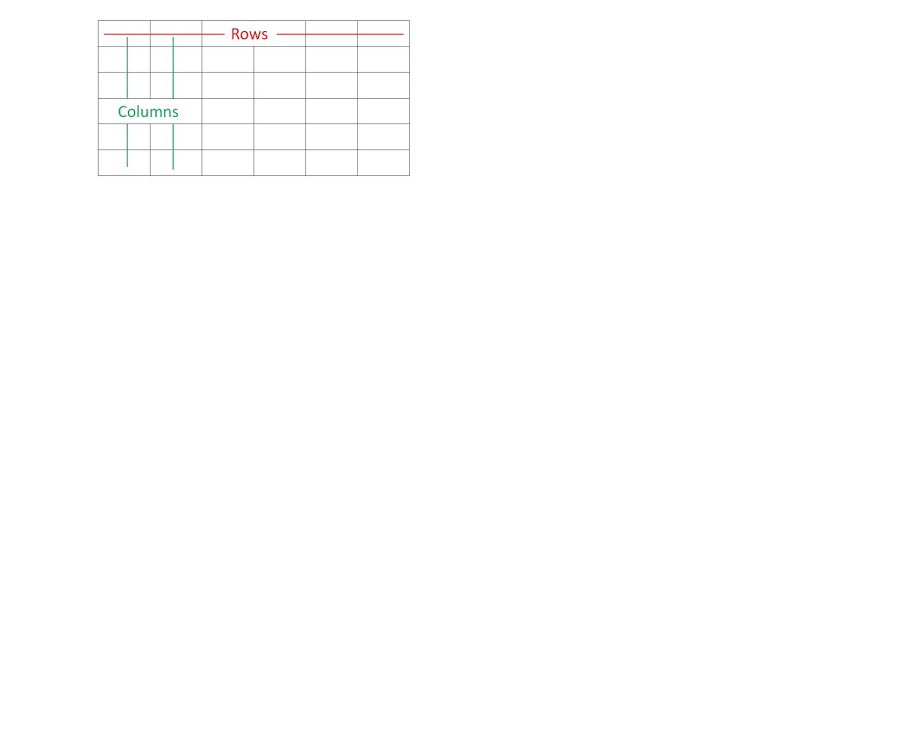
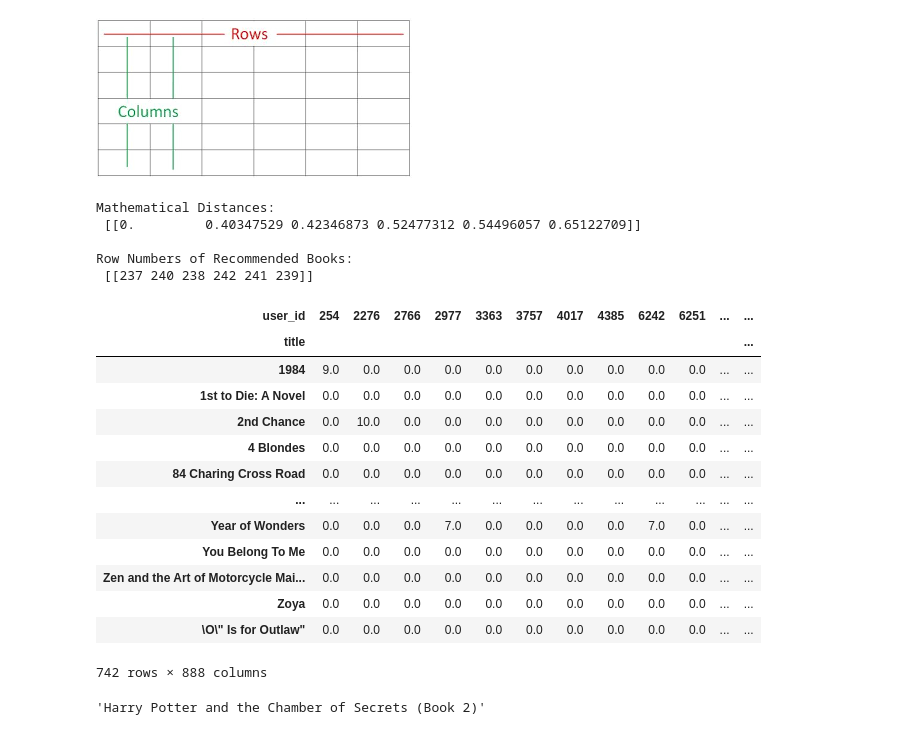
Before and after one commit to Zendin110206/End-to-End-Book-Recommendation-System, a Jupyter notebook: notebooks/research.ipynb, the cells around one changed output. Saved outputs shown, nothing was run; the diff lists cells and outputs as text; code cells hidden in the pictures; blank space fills up the shorter version.

```diff
--- a/notebooks/research.ipynb
+++ b/notebooks/research.ipynb
@@ -790,2 +750,37 @@ Since we are building the "Item-Based" version where you search for a book, your
 # %% [markdown]
 ![image.png](attachment:image.png)
+# %%
+test_book_vector = book_pivot.iloc[237, :].values.reshape(1, -1)
+
+# We ask it to return the 6 closest neighbors (n_neighbors=6).
+distances, suggestions = model.kneighbors(test_book_vector, n_neighbors=6)
+
+print("Mathematical Distances:\n", distances)
+print("\nRow Numbers of Recommended Books:\n", suggestions)
+# %% [output]
+Mathematical Distances:
+ [[0.         0.40347529 0.42346873 0.52477312 0.54496057 0.65122709]]
+
+Row Numbers of Recommended Books:
+ [[237 240 238 242 241 239]]
+# %%
+book_pivot
+# %% [output]
+| user_id | 254 | 2276 | 2766 | 2977 | 3363 | 3757 | 4017 | 4385 | 6242 | 6251 | ... | ... |
+| title |  |  |  |  |  |  |  |  |  |  |  | ... |
+| 1984 | 9.0 | 0.0 | 0.0 | 0.0 | 0.0 | 0.0 | 0.0 | 0.0 | 0.0 | 0.0 | ... | ... |
+| 1st to Die: A Novel | 0.0 | 0.0 | 0.0 | 0.0 | 0.0 | 0.0 | 0.0 | 0.0 | 0.0 | 0.0 | ... | ... |
+| 2nd Chance | 0.0 | 10.0 | 0.0 | 0.0 | 0.0 | 0.0 | 0.0 | 0.0 | 0.0 | 0.0 | ... | ... |
+| 4 Blondes | 0.0 | 0.0 | 0.0 | 0.0 | 0.0 | 0.0 | 0.0 | 0.0 | 0.0 | 0.0 | ... | ... |
+| 84 Charing Cross Road | 0.0 | 0.0 | 0.0 | 0.0 | 0.0 | 0.0 | 0.0 | 0.0 | 0.0 | 0.0 | ... | ... |
+| ... | ... | ... | ... | ... | ... | ... | ... | ... | ... | ... | ... | ... |
+| Year of Wonders | 0.0 | 0.0 | 0.0 | 7.0 | 0.0 | 0.0 | 0.0 | 0.0 | 7.0 | 0.0 | ... | ... |
+| You Belong To Me | 0.0 | 0.0 | 0.0 | 0.0 | 0.0 | 0.0 | 0.0 | 0.0 | 0.0 | 0.0 | ... | ... |
+| Zen and the Art of Motorcycle Mai... | 0.0 | 0.0 | 0.0 | 0.0 | 0.0 | 0.0 | 0.0 | 0.0 | 0.0 | 0.0 | ... | ... |
+| Zoya | 0.0 | 0.0 | 0.0 | 0.0 | 0.0 | 0.0 | 0.0 | 0.0 | 0.0 | 0.0 | ... | ... |
+| \O\" Is for Outlaw" | 0.0 | 0.0 | 0.0 | 0.0 | 0.0 | 0.0 | 0.0 | 0.0 | 0.0 | 0.0 | ... | ... |
+742 rows × 888 columns
+# %%
+book_pivot.index[237]
+# %% [output]
+'Harry Potter and the Chamber of Secrets (Book 2)'
```
Also changed, not shown: parts of 24 cells of this notebook, 5 other files.
